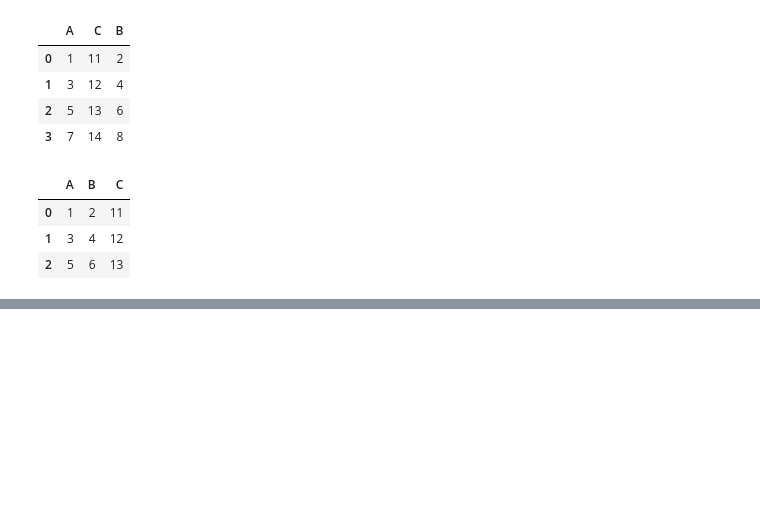
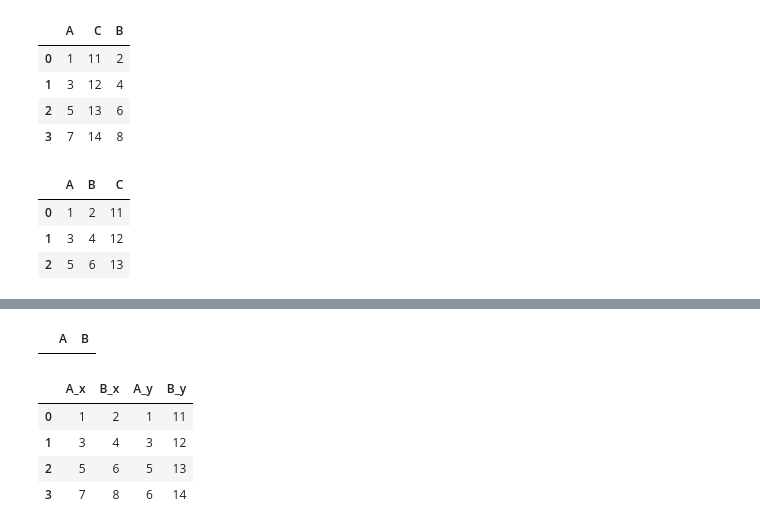
Before and after one commit to NishmthaM/Python_pandas, a Jupyter notebook: Python_Pandas.ipynb, the cells around one changed output, grey strips where cells are left out. Drawn from its saved outputs; the diff is of its cells as text; code cells hidden in the pictures; blank space fills up the shorter version.

```diff
--- a/Python_Pandas.ipynb
+++ b/Python_Pandas.ipynb
@@ -1627,0 +1662,20 @@ pd.merge(a,b,on="A")
+# %%
+a=pd.DataFrame({"A":[1,3,5,7],"B":[2,4,6,8]})
+b=pd.DataFrame({"A":[1,3,5,7],"B":[11,12,13,14]})
+
+pd.merge(a,b)
+
+# nothing will bw shown when bth the names are same
+# %% [output]
+|  | A | B |
+# %%
+a=pd.DataFrame({"A":[1,3,5,7],"B":[2,4,6,8]})
+b=pd.DataFrame({"A":[1,3,5,6],"B":[11,12,13,14]})
+
+pd.merge(a,b,left_index=True,right_index=True)
+# %% [output]
+|  | A_x | B_x | A_y | B_y |
+| 0 | 1 | 2 | 1 | 11 |
+| 1 | 3 | 4 | 3 | 12 |
+| 2 | 5 | 6 | 5 | 13 |
+| 3 | 7 | 8 | 6 | 14 |
```
Also changed, not shown: parts of 7 cells of this notebook.
